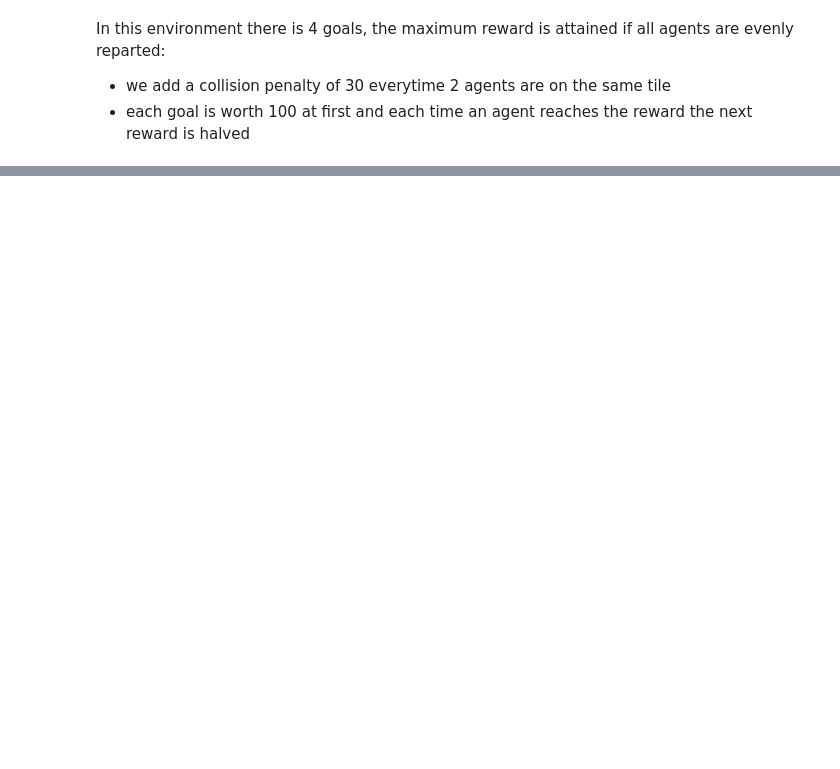
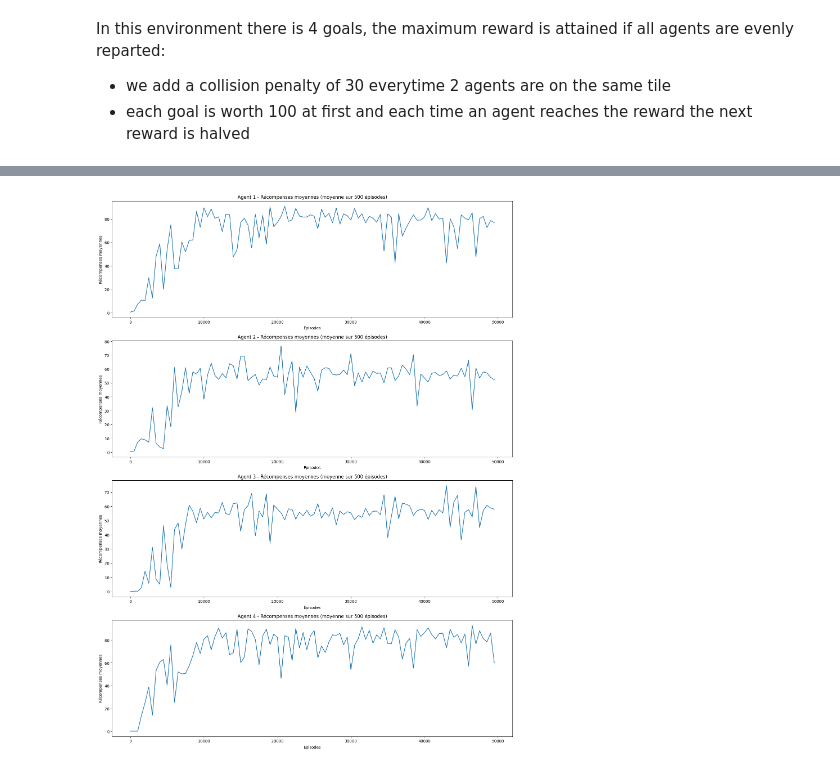
Before and after one commit to edabier/MARL-project, a Jupyter notebook: rendu_final/main.ipynb, the cells around one changed output, grey strips where cells are left out. Saved outputs shown, nothing was run; the diff lists cells and outputs as text; code cells hidden in the pictures; blank space fills up the shorter version.

```diff
--- a/rendu_final/main.ipynb
+++ b/rendu_final/main.ipynb
@@ -143,0 +129,21 @@ iql.render_policy()
+# %%
+env.reset()
+alt_iql_params = {
+            "n_agents": n_agents,
+            "base_learning_rate": 0.4,           # How quickly the agent incorporates new information (alpha)
+            "discount_factor": 0.99,        # How much future rewards are valued (gamma)
+            "exploration_rate": 1.0,        # Initial exploration rate (epsilon)
+            "min_exploration_rate": 0.05,   # Minimum exploration rate
+            "exploration_decay": 0.9997,     # How quickly exploration decreases
+            "alternating_period": 100, # number of episodes each agent learns before switching
+            "learning_rate_ratio": 0.1, #the other agents lr=base_lr*ratio
+        }
+##train params
+max_episodes=200000
+max_steps=200
+
+alt_iql = AlternatingIQL(env,**alt_iql_params)
+alt_iql_results = alt_iql.train(episodes=max_episodes, max_steps=max_steps,verbose=True)
+print("\nPolitiques indépendantes apprises:")
+alt_iql.render_policy()
+# utils.save_agent(alt_iql,'alt_iql',env_info=env_params)
@@ -143,0 +153,4 @@ iql.render_policy()
+# %%
+utils.plot_results(alt_iql,alt_iql_results,windows=500)
+# %% [output]
+[figure, added]
```
Also changed, not shown: parts of 8 cells of this notebook.
